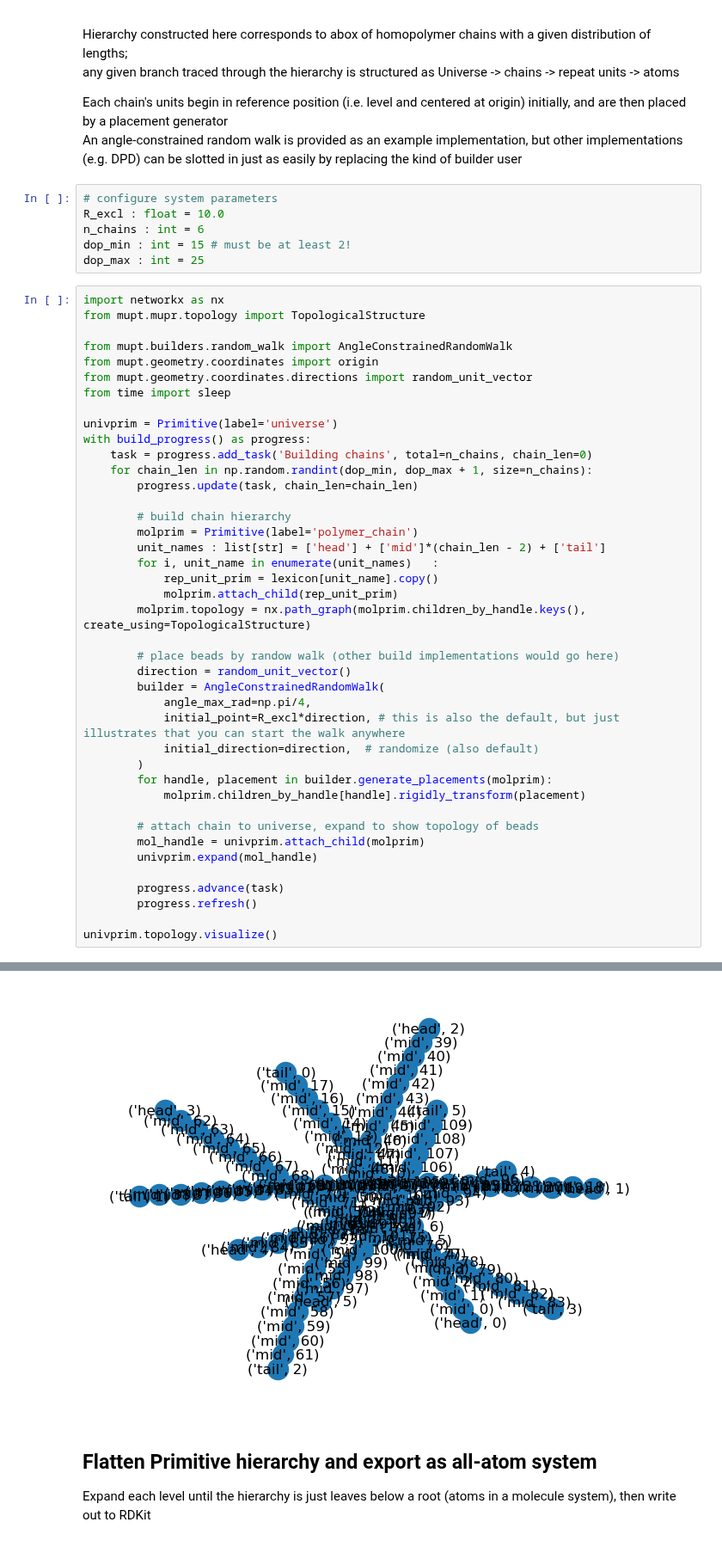
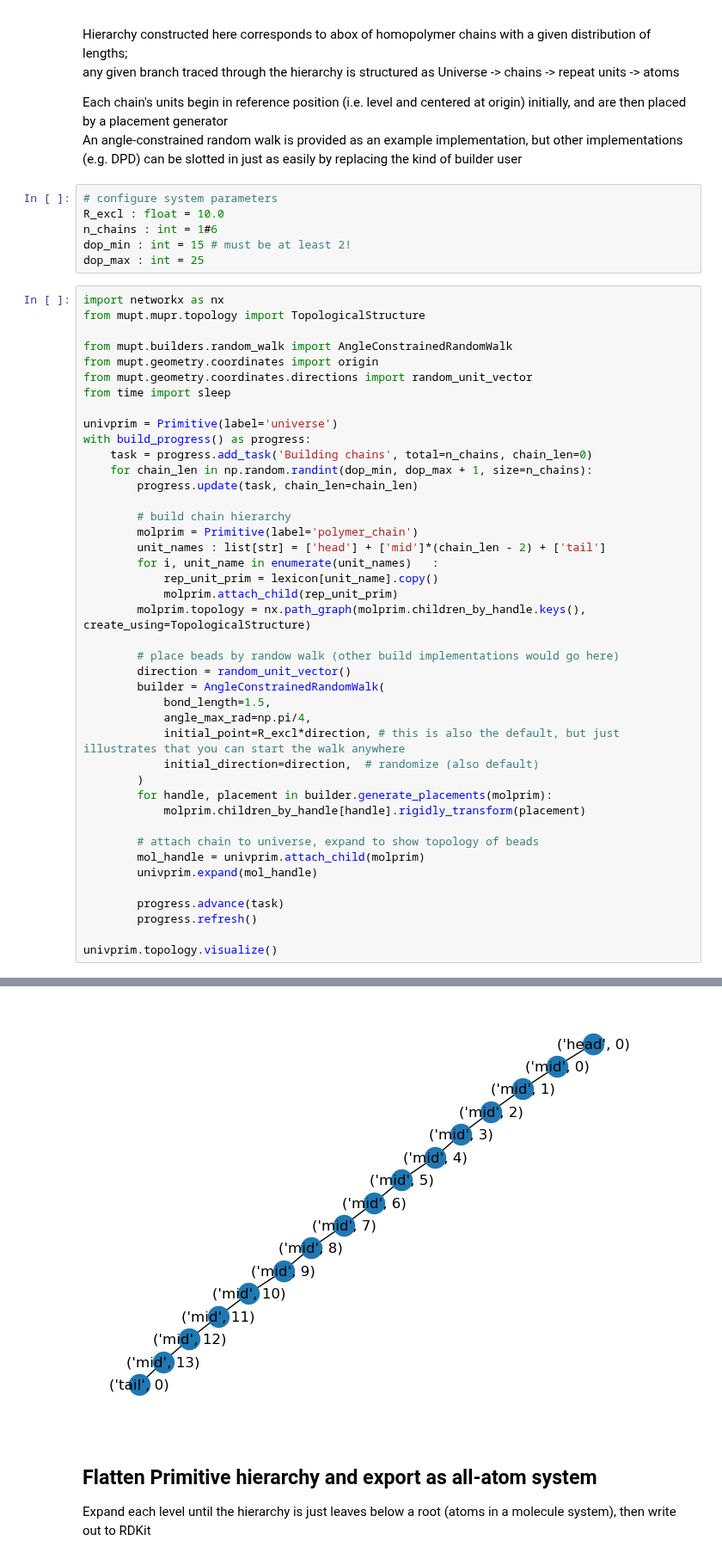
Before and after one commit to StephMcCallum/mupt-examples, a Jupyter notebook: ellipsoidal_chain_placement.ipynb, the cells around one changed output, grey strips where cells are left out. Shown at 86% size. Drawn from its saved outputs; the diff is of its cells as text.

Commit message:
Simplified default chain length and number of units to run export more quickly for debug

```diff
--- a/ellipsoidal_chain_placement.ipynb
+++ b/ellipsoidal_chain_placement.ipynb
@@ -124,7 +128,7 @@ An angle-constrained random walk is provided as an example implementation, but o
 # %%
 # configure system parameters
 R_excl : float = 10.0
-n_chains : int = 6
+n_chains : int = 1#6
 dop_min : int = 15 # must be at least 2!
 dop_max : int = 25
 # %%
@@ -153,6 +157,7 @@ with build_progress() as progress:
         # place beads by randow walk (other build implementations would go here)
         direction = random_unit_vector()
         builder = AngleConstrainedRandomWalk(
+            bond_length=1.5,
             angle_max_rad=np.pi/4,
             initial_point=R_excl*direction, # this is also the default, but just illustrates that you can start the walk anywhere
             initial_direction=direction,  # randomize (also default)
@@ -179,5 +179,5 @@ WARNING:mupt.mupr.primitives:Attempting to infer internal connections automatica
 [interactive output not drawn]
-[figure, old version]
+[figure, new version]
 # %% [markdown]
 ## Flatten Primitive hierarchy and export as all-atom system
 Expand each level until the hierarchy is just leaves below a root (atoms in a molecule system), then write out to RDKit
```
Also changed, not shown: parts of 5 cells of this notebook.
